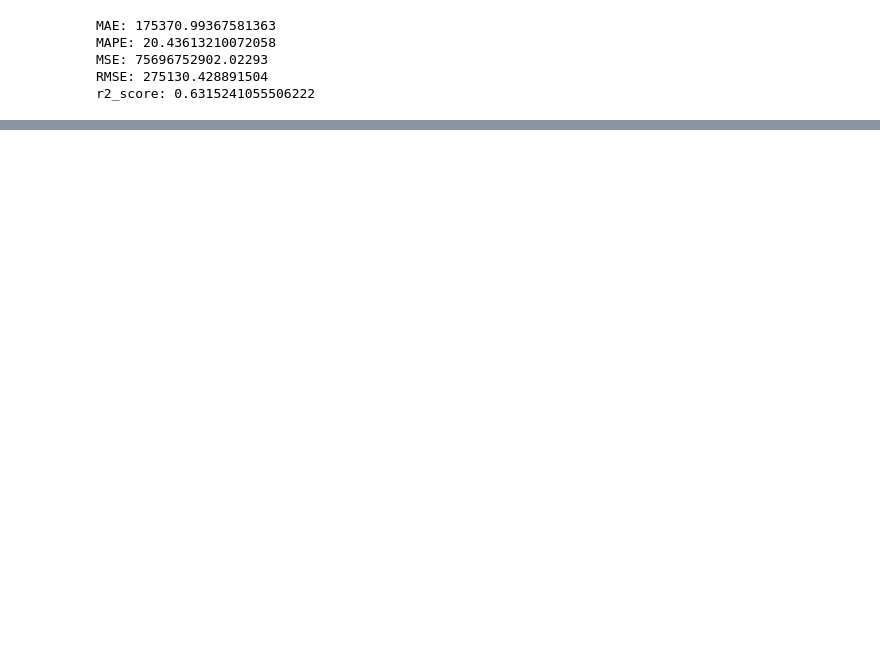
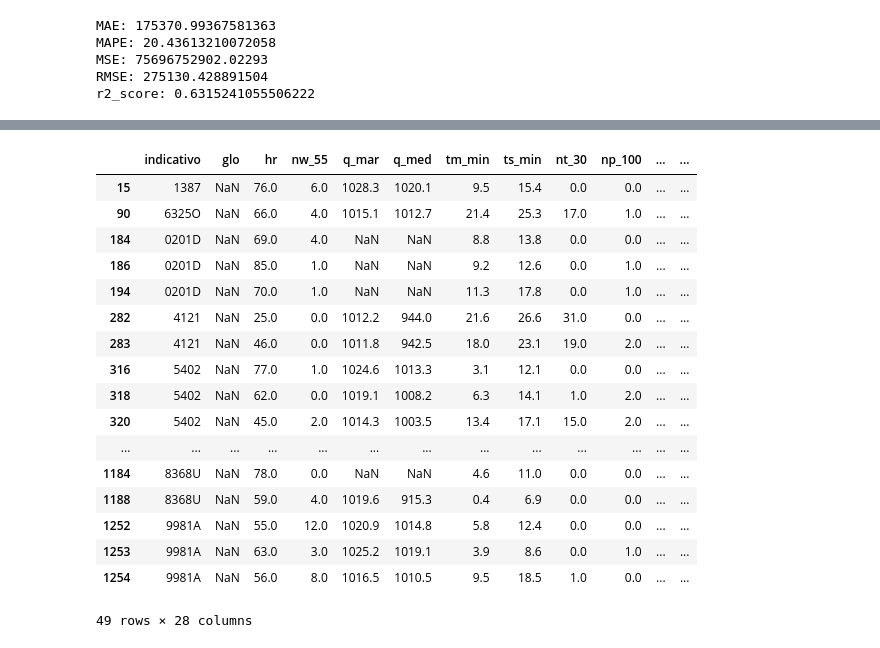
Before and after one commit to jonkar-diazperez/ML_JCDP, a Jupyter notebook: notebooks/03_Entrenamiento_Evaluacion.ipynb, the cells around one changed output, grey strips where cells are left out. Cells and saved outputs as stored; diff of their text form; code cells hidden in the pictures; blank space fills up the shorter version.

```diff
--- a/notebooks/03_Entrenamiento_Evaluacion.ipynb
+++ b/notebooks/03_Entrenamiento_Evaluacion.ipynb
@@ -100 +51,4 @@ sns.heatmap(df_pred_sol.corr(numeric_only=True), annot=True, annot_kws={"size":
+# %%
+df_pred_sol= pd.read_csv("../data/processed/pred_sol_large.csv",index_col=0)
+df_pred = pd.read_csv("../data/processed/pred_clean.csv",index_col=0)
 # %%
@@ -359,2 +503,2 @@ df_pred = df_pred_sol.dropna()
 # %%
-df_pred.info()
+df_pred = df_pred_sol.copy()
@@ -399,0 +527,2 @@ X_train, X_test, y_train, y_test = train_test_split(X_poly,y_train, test_size =
+# %%
+df_pred.drop(df_pred[df_pred['indicativo'].isin(["4478X","6156X","9434","3260B"])].index,inplace=True)
@@ -399,0 +549,21 @@ X_train, X_test, y_train, y_test = train_test_split(X_poly,y_train, test_size =
+# %%
+df_pred[df_pred['q_med'].isnull()]
+# %% [output]
+|  | indicativo | glo | hr | nw_55 | q_mar | q_med | tm_min | ts_min | nt_30 | np_100 | ... | ... |
+| 15 | 1387 | NaN | 76.0 | 6.0 | 1028.3 | 1020.1 | 9.5 | 15.4 | 0.0 | 0.0 | ... | ... |
+| 90 | 6325O | NaN | 66.0 | 4.0 | 1015.1 | 1012.7 | 21.4 | 25.3 | 17.0 | 1.0 | ... | ... |
+| 184 | 0201D | NaN | 69.0 | 4.0 | NaN | NaN | 8.8 | 13.8 | 0.0 | 0.0 | ... | ... |
+| 186 | 0201D | NaN | 85.0 | 1.0 | NaN | NaN | 9.2 | 12.6 | 0.0 | 1.0 | ... | ... |
+| 194 | 0201D | NaN | 70.0 | 1.0 | NaN | NaN | 11.3 | 17.8 | 0.0 | 1.0 | ... | ... |
+| 282 | 4121 | NaN | 25.0 | 0.0 | 1012.2 | 944.0 | 21.6 | 26.6 | 31.0 | 0.0 | ... | ... |
+| 283 | 4121 | NaN | 46.0 | 0.0 | 1011.8 | 942.5 | 18.0 | 23.1 | 19.0 | 2.0 | ... | ... |
+| 316 | 5402 | NaN | 77.0 | 1.0 | 1024.6 | 1013.3 | 3.1 | 12.1 | 0.0 | 0.0 | ... | ... |
+| 318 | 5402 | NaN | 62.0 | 0.0 | 1019.1 | 1008.2 | 6.3 | 14.1 | 1.0 | 2.0 | ... | ... |
+| 320 | 5402 | NaN | 45.0 | 2.0 | 1014.3 | 1003.5 | 13.4 | 17.1 | 15.0 | 2.0 | ... | ... |
+| ... | ... | ... | ... | ... | ... | ... | ... | ... | ... | ... | ... | ... |
+| 1184 | 8368U | NaN | 78.0 | 0.0 | NaN | NaN | 4.6 | 11.0 | 0.0 | 0.0 | ... | ... |
+| 1188 | 8368U | NaN | 59.0 | 4.0 | 1019.6 | 915.3 | 0.4 | 6.9 | 0.0 | 0.0 | ... | ... |
+| 1252 | 9981A | NaN | 55.0 | 12.0 | 1020.9 | 1014.8 | 5.8 | 12.4 | 0.0 | 0.0 | ... | ... |
+| 1253 | 9981A | NaN | 63.0 | 3.0 | 1025.2 | 1019.1 | 3.9 | 8.6 | 0.0 | 1.0 | ... | ... |
+| 1254 | 9981A | NaN | 56.0 | 8.0 | 1016.5 | 1010.5 | 9.5 | 18.5 | 1.0 | 0.0 | ... | ... |
+49 rows × 28 columns
```
Also changed, not shown: parts of 54 cells of this notebook, 1 other file.
